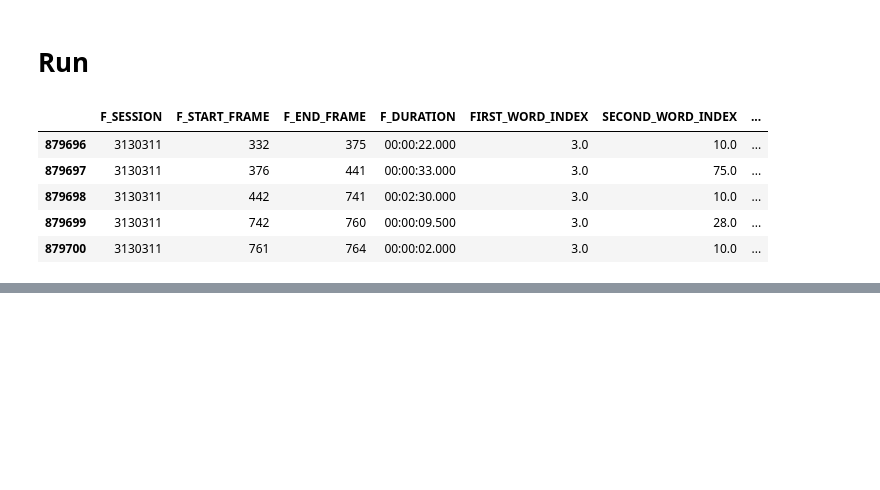
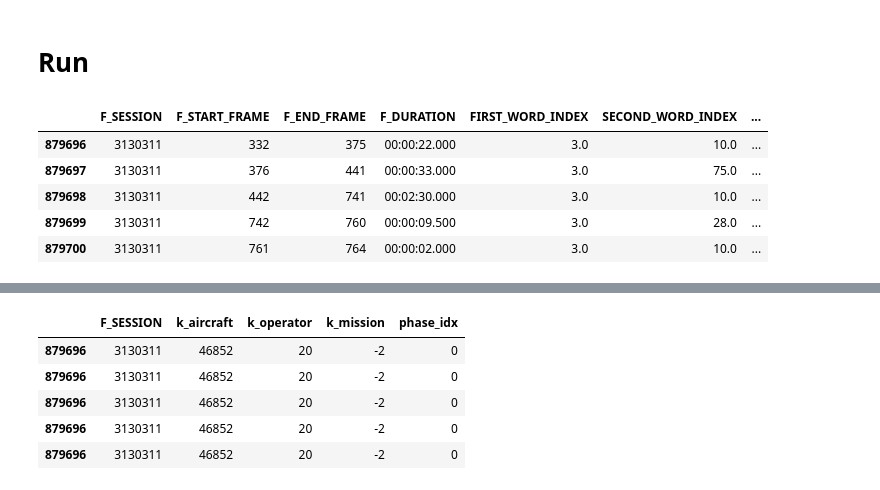
Before and after one commit to picqflorian/PIE-Airbus-Helicopter, a Jupyter notebook: motif.ipynb, the cells around one changed output, grey strips where cells are left out. Cells and saved outputs as stored; diff of their text form; code cells hidden in the pictures; blank space fills up the shorter version.

```diff
--- a/motif.ipynb
+++ b/motif.ipynb
@@ -335,4 +555,23 @@ df['phase_idx'] = df['phase'].map(phase_to_idx)
 # %%
+df.drop(columns=['phase', 'FIRST_WORD_INDEX', 'SECOND_WORD_INDEX', 'THIRD_WORD_INDEX', 'F_START_FRAME', 'F_END_FRAME'], inplace=True)
 sessions = df['F_SESSION'].unique()
+
+md = 1
+
 # df = process_flight_sequences(df, md=1)
-flights = [df[df['F_SESSION'] == s]['phase_idx'].to_list() for s in sessions]
+df['F_DURATION'] = pd.to_timedelta(df['F_DURATION'])
+df['duration_sec'] = df['F_DURATION'].dt.total_seconds()
+df['reps'] = np.ceil(df['duration_sec'] / md).astype(int)
+
+df.drop(columns=['F_DURATION', 'duration_sec'], inplace=True)
+df = df.loc[df.index.repeat(df['reps'])].copy()
+df.drop(columns=['reps'], inplace=True)
+
+df.head()
+# %% [output]
+|  | F_SESSION | k_aircraft | k_operator | k_mission | phase_idx |
+| 879696 | 3130311 | 46852 | 20 | -2 | 0 |
+| 879696 | 3130311 | 46852 | 20 | -2 | 0 |
+| 879696 | 3130311 | 46852 | 20 | -2 | 0 |
+| 879696 | 3130311 | 46852 | 20 | -2 | 0 |
+| 879696 | 3130311 | 46852 | 20 | -2 | 0 |
```
Also changed, not shown: parts of 17 cells of this notebook, 1 other file.
